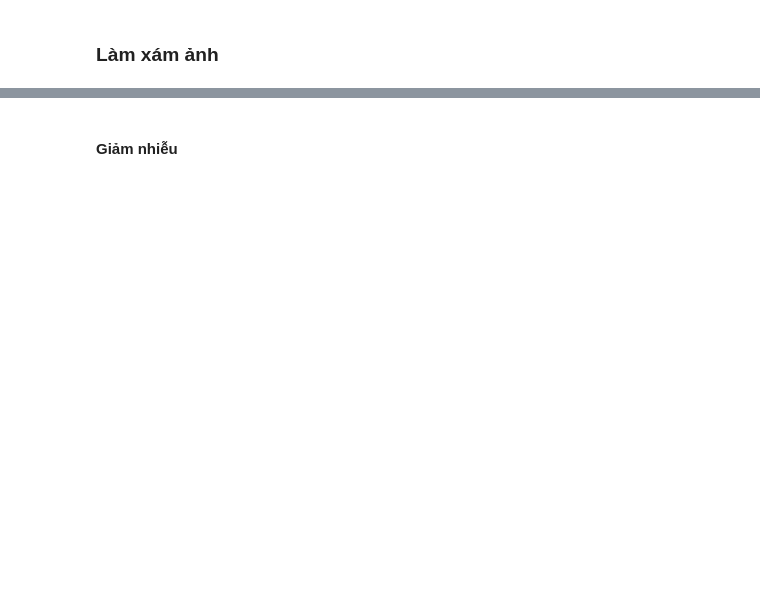
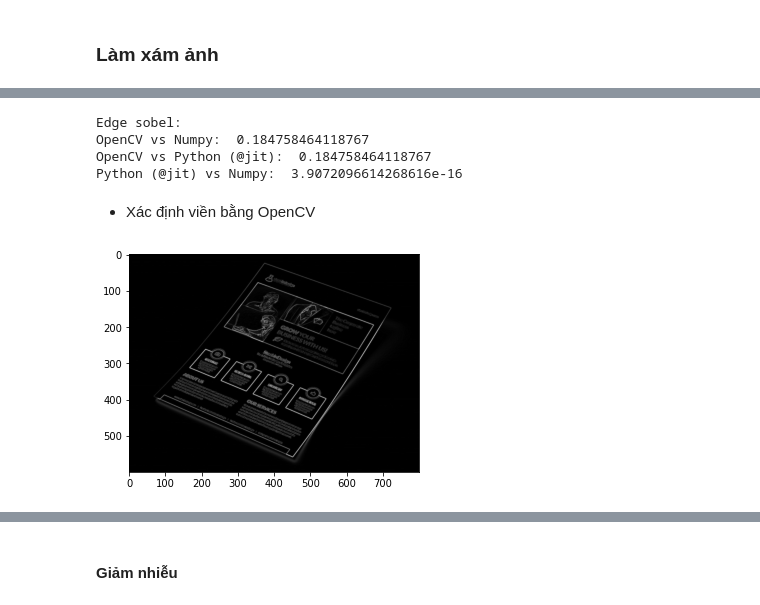
Before and after one commit to lnpanh/CSC14116, a Jupyter notebook: Report.ipynb, the cells around one changed output, grey strips where cells are left out. Saved outputs shown, nothing was run; the diff lists cells and outputs as text; code cells hidden in the pictures; blank space fills up the shorter version.

```diff
--- a/Report.ipynb
+++ b/Report.ipynb
@@ -185,0 +578,20 @@ Wall time: 26.7 ms
+# %%
+print('Edge sobel:')
+print("OpenCV vs Numpy: ", np.abs(edge_sobel_cv - edge_sobel_np).mean())
+print("OpenCV vs Python (@jit): ", np.abs(edge_sobel_cv - edge_sobel_py).mean())
+print("Python (@jit) vs Numpy: ", np.abs(edge_sobel_py - edge_sobel_np).mean())
+# %% [output]
+Edge sobel:
+OpenCV vs Numpy:  0.184758464118767
+OpenCV vs Python (@jit):  0.184758464118767
+Python (@jit) vs Numpy:  3.9072096614268616e-16
+# %% [markdown]
+* Xác định viền bằng OpenCV
+# %%
+edge_cv = edge_sobel_cv.copy()
+edge_cv = (edge_cv - edge_cv.min()) / (edge_cv.max() - edge_cv.min()) * 255
+edge_cv = edge_cv.astype(np.uint8)
+plt.imshow(edge_cv, cmap='gray')
+plt.show()
+# %% [output]
+[figure, added]
```
Also changed, not shown: parts of 165 cells of this notebook.
